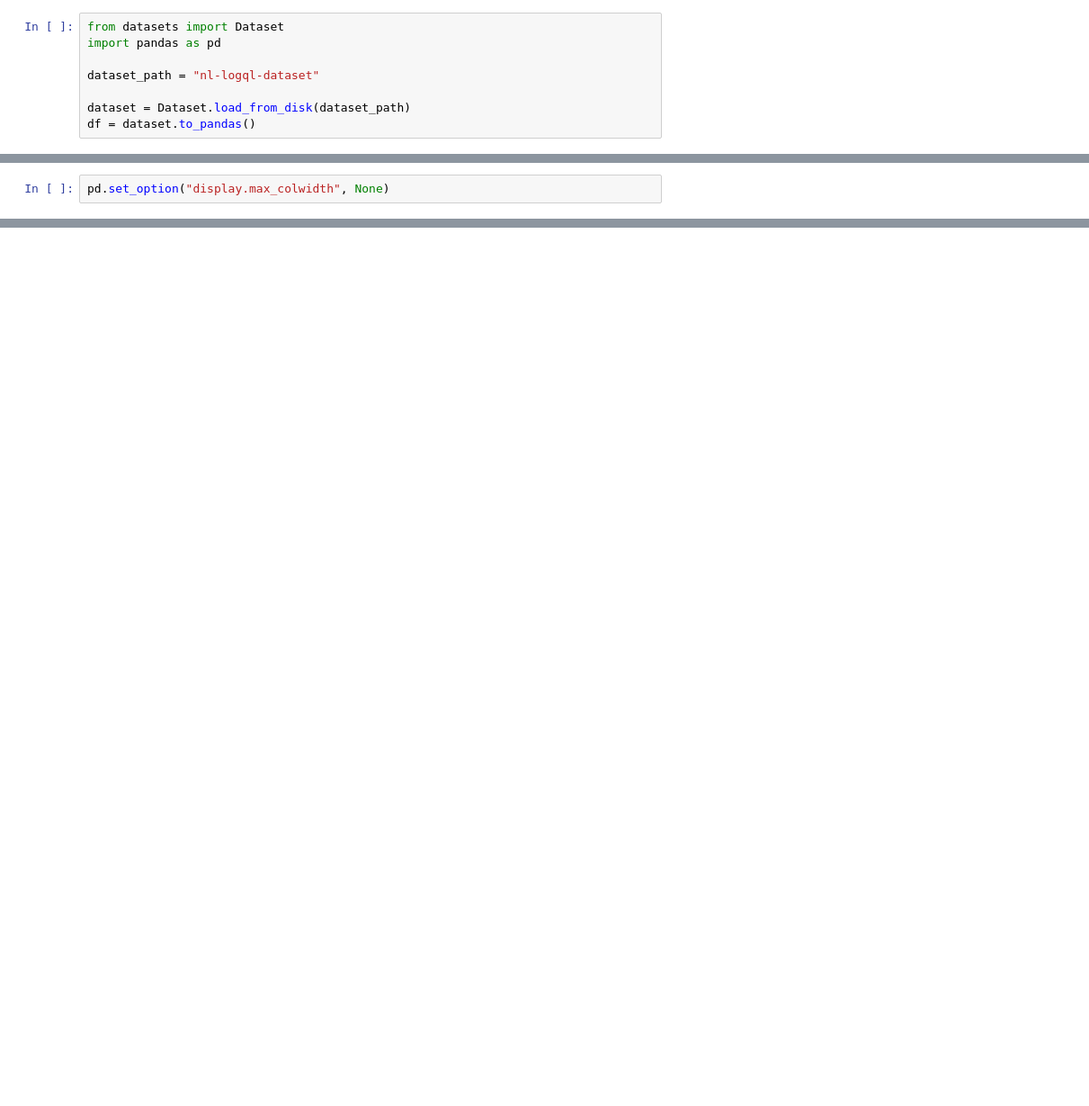
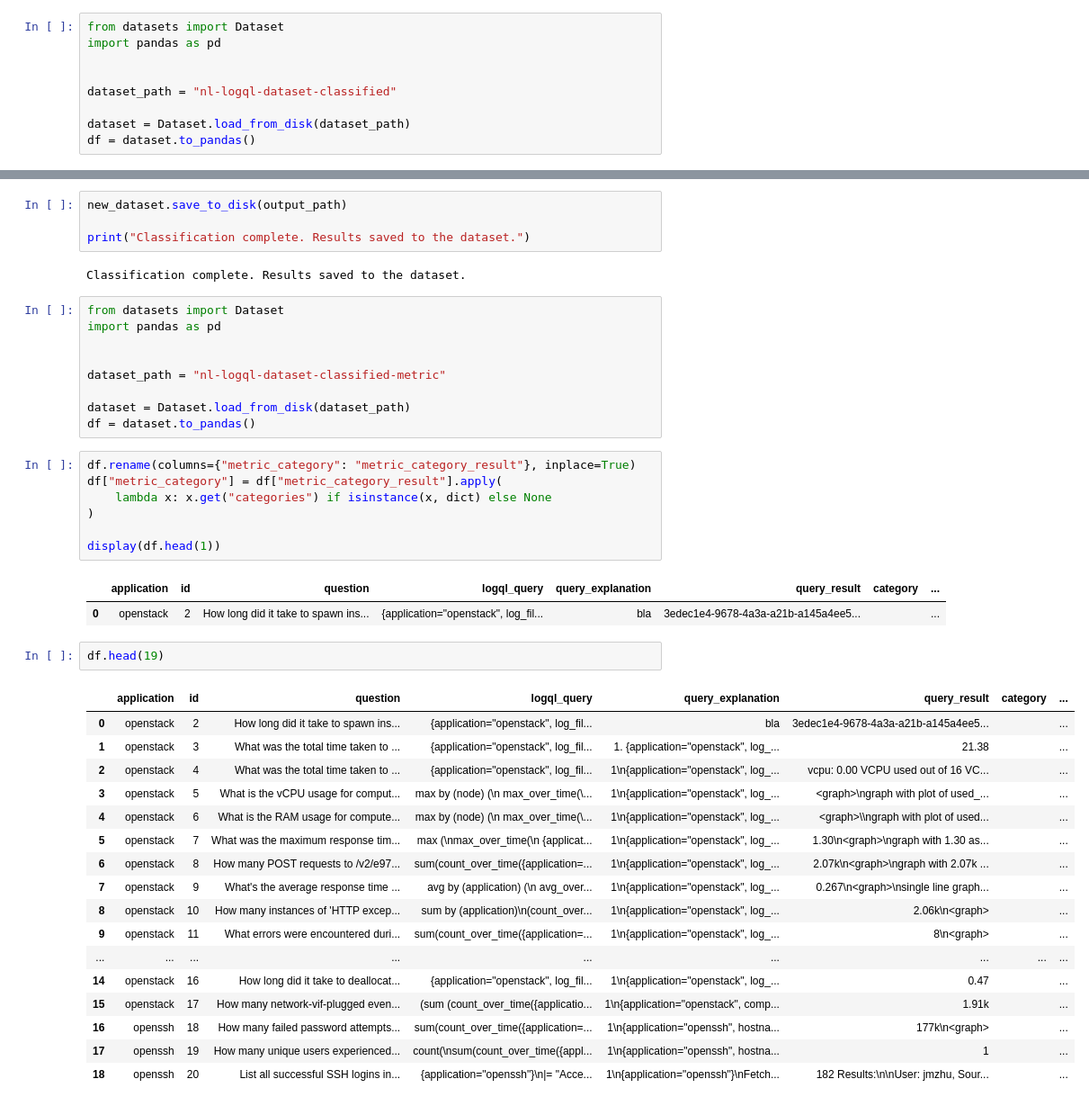
Before and after one commit to nl2logql/LogQLLM, a Jupyter notebook: dataset/dataset.ipynb, the cells around one changed output, grey strips where cells are left out. Shown at 90% size. Saved outputs shown, nothing was run; the diff lists cells and outputs as text; blank space fills up the shorter version.

Commit message:
log categories added

```diff
--- a/dataset/dataset.ipynb
+++ b/dataset/dataset.ipynb
@@ -2,7 +2,8 @@
 from datasets import Dataset
 import pandas as pd
 
-dataset_path = "nl-logql-dataset"
+
+dataset_path = "nl-logql-dataset-classified"
 
 dataset = Dataset.load_from_disk(dataset_path)
 df = dataset.to_pandas()
@@ -28,2 +9,0 @@ openstack_df = df[df["application"] == "openstack"]
-# %%
-pd.set_option("display.max_colwidth", None)
@@ -52 +110,46 @@ print(openstack_df[["question"]].to_json(lines=True, orient="records"))
+# %%
+new_dataset.save_to_disk(output_path)
+
+print("Classification complete. Results saved to the dataset.")
+# %% [output]
+Classification complete. Results saved to the dataset.
+# %%
+from datasets import Dataset
+import pandas as pd
+
+
+dataset_path = "nl-logql-dataset-classified-metric"
+
+dataset = Dataset.load_from_disk(dataset_path)
+df = dataset.to_pandas()
+# %%
+df.rename(columns={"metric_category": "metric_category_result"}, inplace=True)
+df["metric_category"] = df["metric_category_result"].apply(
+    lambda x: x.get("categories") if isinstance(x, dict) else None
+)
+
+display(df.head(1))
+# %% [output]
+|  | application | id | question | logql_query | query_explanation | query_result | category | ... |
+| 0 | openstack | 2 | How long did it take to spawn ins... | {application="openstack", log_fil... | bla | 3edec1e4-9678-4a3a-a21b-a145a4ee5... |  | ... |
+# %%
+df.head(19)
+# %% [output]
+|  | application | id | question | logql_query | query_explanation | query_result | category | ... |
+| 0 | openstack | 2 | How long did it take to spawn ins... | {application="openstack", log_fil... | bla | 3edec1e4-9678-4a3a-a21b-a145a4ee5... |  | ... |
+| 1 | openstack | 3 | What was the total time taken to ... | {application="openstack", log_fil... | 1. {application="openstack", log_... | 21.38 |  | ... |
+| 2 | openstack | 4 | What was the total time taken to ... | {application="openstack", log_fil... | 1\n{application="openstack", log_... | vcpu: 0.00 VCPU used out of 16 VC... |  | ... |
+| 3 | openstack | 5 | What is the vCPU usage for comput... | max by (node) (\n max_over_time(\... | 1\n{application="openstack", log_... | <graph>\ngraph with plot of used_... |  | ... |
+| 4 | openstack | 6 | What is the RAM usage for compute... | max by (node) (\n max_over_time(\... | 1\n{application="openstack", log_... | <graph>\\ngraph with plot of used... |  | ... |
+| 5 | openstack | 7 | What was the maximum response tim... | max (\nmax_over_time(\n {applicat... | 1\n{application="openstack", log_... | 1.30\n<graph>\ngraph with 1.30 as... |  | ... |
+| 6 | openstack | 8 | How many POST requests to /v2/e97... | sum(count_over_time({application=... | 1\n{application="openstack", log_... | 2.07k\n<graph>\ngraph with 2.07k ... |  | ... |
+| 7 | openstack | 9 | What's the average response time ... | avg by (application) (\n avg_over... | 1\n{application="openstack", log_... | 0.267\n<graph>\nsingle line graph... |  | ... |
+| 8 | openstack | 10 | How many instances of 'HTTP excep... | sum by (application)\n(count_over... | 1\n{application="openstack", log_... | 2.06k\n<graph> |  | ... |
+| 9 | openstack | 11 | What errors were encountered duri... | sum(count_over_time({application=... | 1\n{application="openstack", log_... | 8\n<graph> |  | ... |
+| ... | ... | ... | ... | ... | ... | ... | ... | ... |
+| 14 | openstack | 16 | How long did it take to deallocat... | {application="openstack", log_fil... | 1\n{application="openstack", log_... | 0.47 |  | ... |
+| 15 | openstack | 17 | How many network-vif-plugged even... | (sum (count_over_time({applicatio... | 1\n{application="openstack", comp... | 1.91k |  | ... |
+| 16 | openssh | 18 | How many failed password attempts... | sum(count_over_time({application=... | 1\n{application="openssh", hostna... | 177k\n<graph> |  | ... |
+| 17 | openssh | 19 | How many unique users experienced... | count(\nsum(count_over_time({appl... | 1\n{application="openssh", hostna... | 1 |  | ... |
+| 18 | openssh | 20 | List all successful SSH logins in... | {application="openssh"}\n|= "Acce... | 1\n{application="openssh"}\nFetch... | 182 Results:\n\nUser: jmzhu, Sour... |  | ... |
 # %%
```
Also changed, not shown: parts of 14 cells of this notebook, 7 other files.
